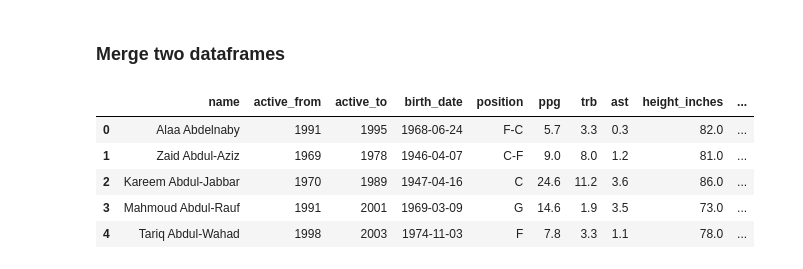
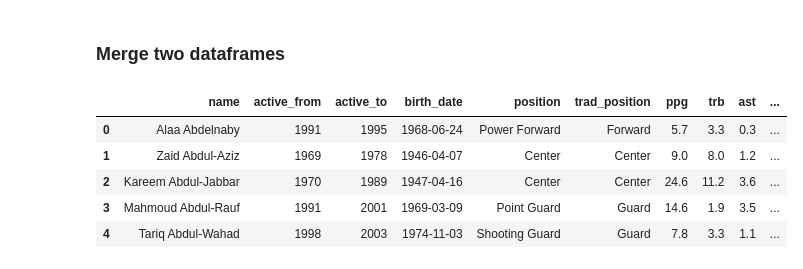
Before and after one commit to ymericson/Seaborn, a Jupyter notebook: NBA web scraping BR.ipynb, the cells around one changed output. Saved outputs shown, nothing was run; the diff lists cells and outputs as text; code cells hidden in the pictures.

```diff
--- a/NBA web scraping BR.ipynb
+++ b/NBA web scraping BR.ipynb
@@ -205,26 +230,35 @@ players_detail_df.head() # preview
 # %%
 # save in csv format
 players_detail_df.to_csv('Tables/players_detail_df.csv', index=False)
+# %%
+players_detail_df = pd.read_csv('Tables/players_detail_df.csv')
 # %% [markdown]
 ### Merge two dataframes
 # %%
 # merge two dataframes: players_general_info and players_detail_df
 players_merged_df = players_general_df.merge(players_detail_df,how='outer',on='url')
 
+# convert swingman positions into traditional positions (guard, forward, center)
+players_merged_df['trad_position'] = players_merged_df['position'].map({'Point Guard': 'Guard',
+                                                                        'Shooting Guard': 'Guard',
+                                                                        'Small Forward': 'Forward',
+                                                                        'Power Forward': 'Forward',
+                                                                        'Center': 'Center'})
+
 # reorganize columns
 players_merged_df = players_merged_df[['name', 'active_from', 'active_to', 'birth_date',
-                                        'position', 'ppg', 'trb', 'ast', 'height_inches', 'weight',
+                                        'position', 'trad_position', 'ppg', 'trb', 'ast', 'height_inches', 'weight',
                                         'shooting_hand', 'college', 'hs_name', 'hs_city', 'hs_state', 'url']]
 
 #preview
 players_merged_df.head()
 # %% [output]
-|  | name | active_from | active_to | birth_date | position | ppg | trb | ast | height_inches | ... |
-| 0 | Alaa Abdelnaby | 1991 | 1995 | 1968-06-24 | F-C | 5.7 | 3.3 | 0.3 | 82.0 | ... |
-| 1 | Zaid Abdul-Aziz | 1969 | 1978 | 1946-04-07 | C-F | 9.0 | 8.0 | 1.2 | 81.0 | ... |
-| 2 | Kareem Abdul-Jabbar | 1970 | 1989 | 1947-04-16 | C | 24.6 | 11.2 | 3.6 | 86.0 | ... |
-| 3 | Mahmoud Abdul-Rauf | 1991 | 2001 | 1969-03-09 | G | 14.6 | 1.9 | 3.5 | 73.0 | ... |
-| 4 | Tariq Abdul-Wahad | 1998 | 2003 | 1974-11-03 | F | 7.8 | 3.3 | 1.1 | 78.0 | ... |
+|  | name | active_from | active_to | birth_date | position | trad_position | ppg | trb | ast | ... |
+| 0 | Alaa Abdelnaby | 1991 | 1995 | 1968-06-24 | Power Forward | Forward | 5.7 | 3.3 | 0.3 | ... |
+| 1 | Zaid Abdul-Aziz | 1969 | 1978 | 1946-04-07 | Center | Center | 9.0 | 8.0 | 1.2 | ... |
+| 2 | Kareem Abdul-Jabbar | 1970 | 1989 | 1947-04-16 | Center | Center | 24.6 | 11.2 | 3.6 | ... |
+| 3 | Mahmoud Abdul-Rauf | 1991 | 2001 | 1969-03-09 | Point Guard | Guard | 14.6 | 1.9 | 3.5 | ... |
+| 4 | Tariq Abdul-Wahad | 1998 | 2003 | 1974-11-03 | Shooting Guard | Guard | 7.8 | 3.3 | 1.1 | ... |
 # %%
 # save in csv format
 players_merged_df.to_csv('Tables/players_merged_df.csv', index=False)
```
Also changed, not shown: parts of 14 cells of this notebook, 3 other files.
